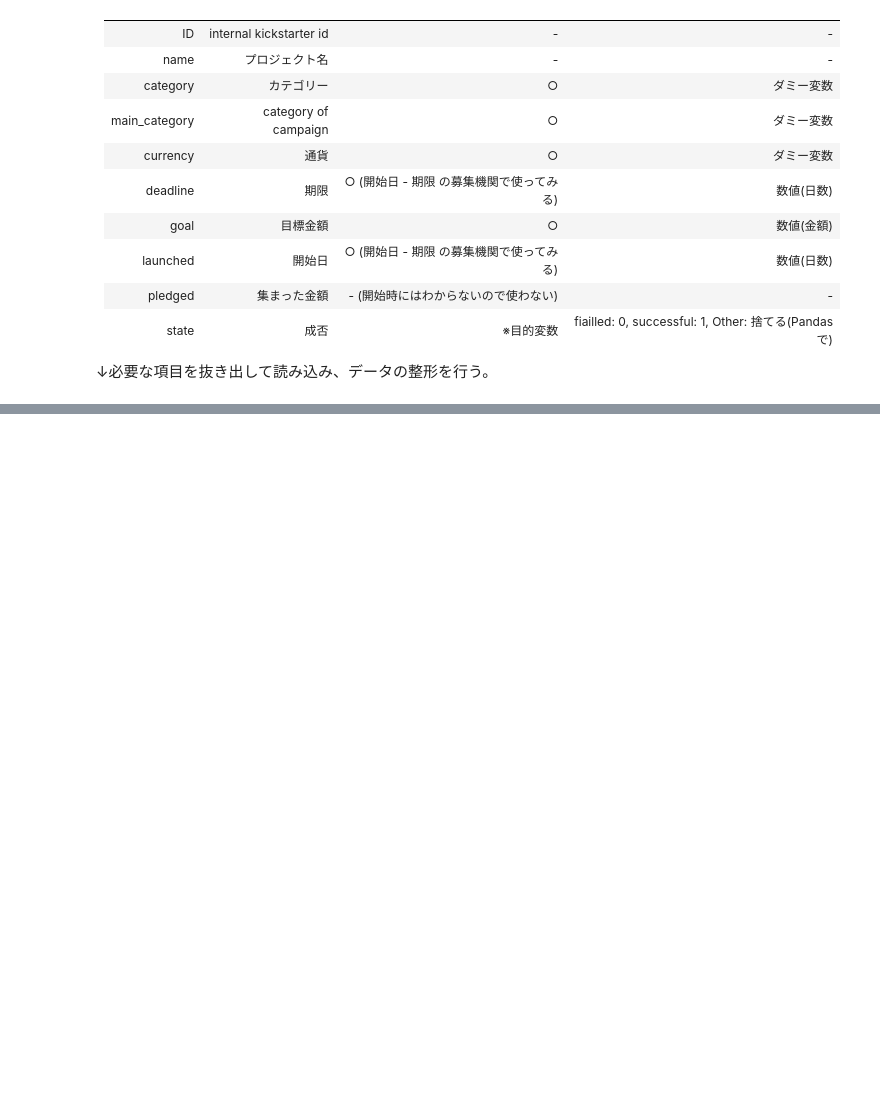
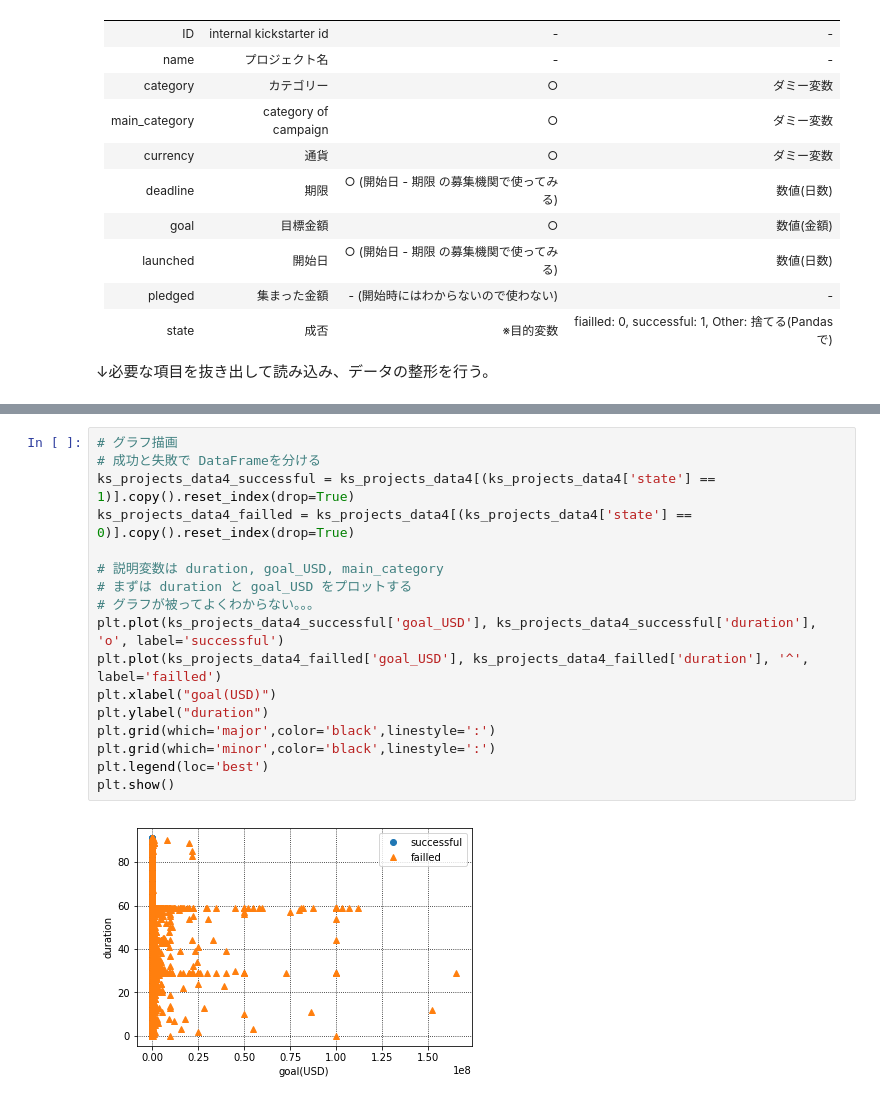
Before and after one commit to mstd100/AI_seminar, a Jupyter notebook: Day1_work_土井将登.ipynb, the cells around one changed output, grey strips where cells are left out. Drawn from its saved outputs; the diff is of its cells as text; blank space fills up the shorter version.

```diff
--- a/Day1_work_土井将登.ipynb
+++ b/Day1_work_土井将登.ipynb
@@ -89,3 +99,22 @@ display(ks_projects_data4.head())
+# %%
+# グラフ描画
+# 成功と失敗で DataFrameを分ける
+ks_projects_data4_successful = ks_projects_data4[(ks_projects_data4['state'] == 1)].copy().reset_index(drop=True)
+ks_projects_data4_failled = ks_projects_data4[(ks_projects_data4['state'] == 0)].copy().reset_index(drop=True)
+
+# 説明変数は duration, goal_USD, main_category
+# まずは duration と goal_USD をプロットする
+# グラフが被ってよくわからない。。。
+plt.plot(ks_projects_data4_successful['goal_USD'], ks_projects_data4_successful['duration'], 'o', label='successful')
+plt.plot(ks_projects_data4_failled['goal_USD'], ks_projects_data4_failled['duration'], '^', label='failled')
+plt.xlabel("goal(USD)")
+plt.ylabel("duration")
+plt.grid(which='major',color='black',linestyle=':')
+plt.grid(which='minor',color='black',linestyle=':')
+plt.legend(loc='best')
+plt.show()
+# %% [output]
+[figure, added]
 # %%
 # numpy配列に変換
 y = ks_projects_data4['state'].values
```
Also changed, not shown: parts of 4 cells of this notebook.
